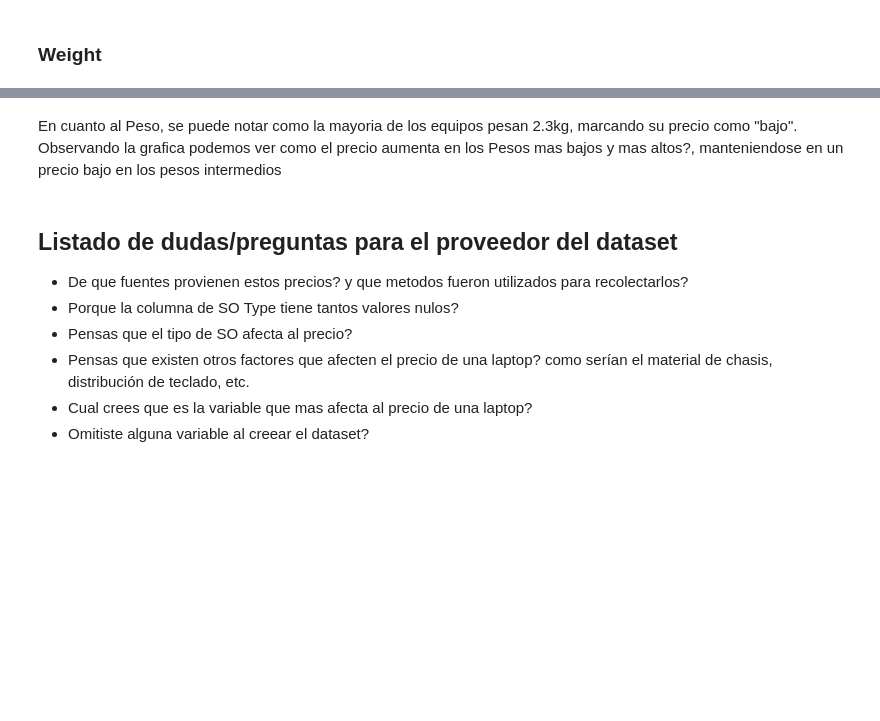
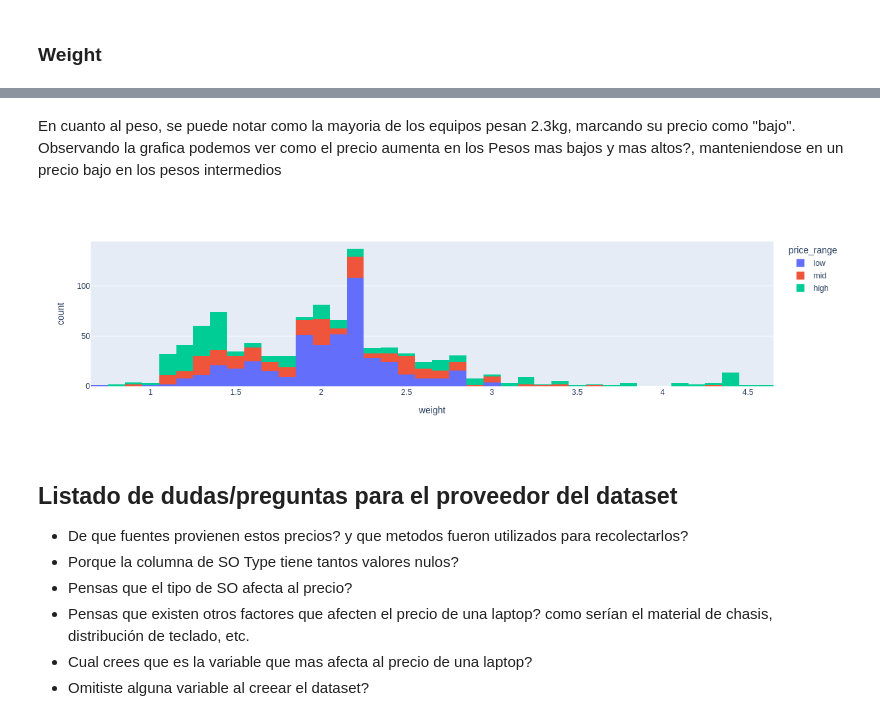
Before and after one commit to BonafedeMarco/UCSE-ML-TP1-2024, a Jupyter notebook: tp1_ML.ipynb, the cells around one changed output, grey strips where cells are left out. Saved outputs shown, nothing was run; the diff lists cells and outputs as text; code cells hidden in the pictures; blank space fills up the shorter version.

```diff
--- a/tp1_ML.ipynb
+++ b/tp1_ML.ipynb
@@ -315,0 +316,8 @@ Se puede ver como la mayoria de los datos cuentan con un tamaño de pantalla de
+# %%
+# Conversión de string a float
+
+def convertir_tamanio_pantalla(tamanio):
+    return float(tamanio[:-1])/10
+
+laptops_train["screen_size"] = laptops_train["screen_size"].apply(convertir_tamanio_pantalla)
+laptops_test["screen_size"] = laptops_test["screen_size"].apply(convertir_tamanio_pantalla)
@@ -364,0 +377,10 @@ La gran mayoria de las laptops tiene como sistema operativo a Windows. Se apreci
+# %%
+# Normalización de nombres de macOS
+
+def acomodar_nombre_os(nombre):
+    if nombre == "Mac OS":
+        nombre = "macOS"
+    return nombre
+
+laptops_train["os"] = laptops_train["os"].apply(acomodar_nombre_os)
+laptops_test["os"] = laptops_test["os"].apply(acomodar_nombre_os)
@@ -371,6 +397,18 @@ px.histogram(laptops_train, x="weight", color="price_range").update_xaxes(catego
 # %% [markdown]
-En cuanto al Peso, se puede notar como la mayoria de los equipos pesan 2.3kg, marcando su precio como "bajo".
+En cuanto al peso, se puede notar como la mayoria de los equipos pesan 2.3kg, marcando su precio como "bajo".
 Observando la grafica podemos ver como el precio aumenta en los Pesos mas bajos y mas altos?, manteniendose en un precio bajo en los pesos intermedios
+# %%
+# Conversión de pesos a floats
+
+def convertir_peso(peso):
+    return float(peso.strip('kgs '))
+
+laptops_train["weight"] = laptops_train["weight"].apply(convertir_peso)
+laptops_test["weight"] = laptops_test["weight"].apply(convertir_peso)
+# %%
+px.histogram(laptops_train, x="weight", color="price_range")
+# %% [output]
+[figure, added]
 # %% [markdown]
 ## Listado de dudas/preguntas para el proveedor del dataset
 
```
Also changed, not shown: parts of 5 cells of this notebook.
